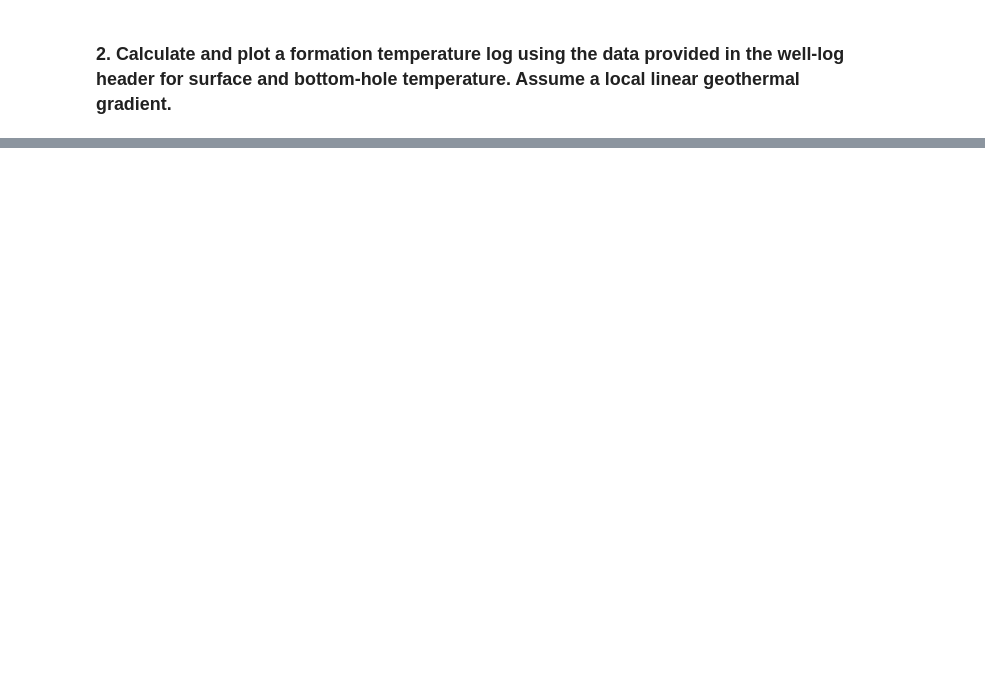
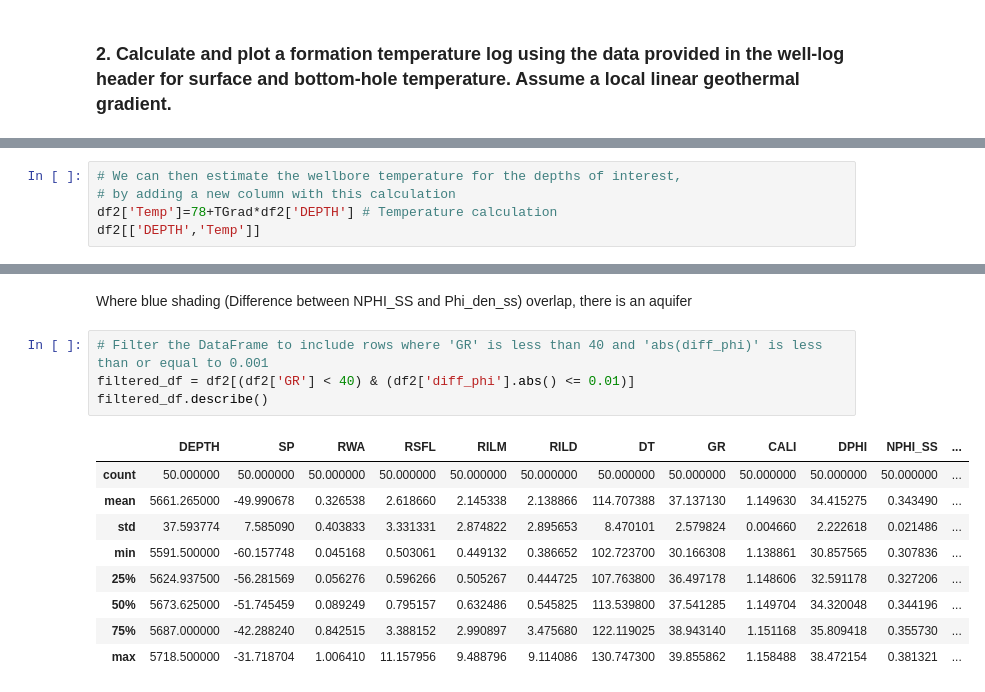
Before and after one commit to mariafgg-utpge/FE_HWK3, a Jupyter notebook: HWK3.ipynb, the cells around one changed output, grey strips where cells are left out. Drawn from its saved outputs; the diff is of its cells as text; blank space fills up the shorter version.

```diff
--- a/HWK3.ipynb
+++ b/HWK3.ipynb
@@ -172,0 +234,5 @@ plt.show()
+# %%
+# We can then estimate the wellbore temperature for the depths of interest,
+# by adding a new column with this calculation
+df2['Temp']=78+TGrad*df2['DEPTH'] # Temperature calculation
+df2[['DEPTH','Temp']]
@@ -172,0 +797,16 @@ plt.show()
+# %% [markdown]
+Where blue shading (Difference between NPHI_SS and Phi_den_ss) overlap, there is an aquifer
+# %%
+# Filter the DataFrame to include rows where 'GR' is less than 40 and 'abs(diff_phi)' is less than or equal to 0.001
+filtered_df = df2[(df2['GR'] < 40) & (df2['diff_phi'].abs() <= 0.01)]
+filtered_df.describe()
+# %% [output]
+|  | DEPTH | SP | RWA | RSFL | RILM | RILD | DT | GR | CALI | DPHI | NPHI_SS | ... |
+| count | 50.000000 | 50.000000 | 50.000000 | 50.000000 | 50.000000 | 50.000000 | 50.000000 | 50.000000 | 50.000000 | 50.000000 | 50.000000 | ... |
+| mean | 5661.265000 | -49.990678 | 0.326538 | 2.618660 | 2.145338 | 2.138866 | 114.707388 | 37.137130 | 1.149630 | 34.415275 | 0.343490 | ... |
+| std | 37.593774 | 7.585090 | 0.403833 | 3.331331 | 2.874822 | 2.895653 | 8.470101 | 2.579824 | 0.004660 | 2.222618 | 0.021486 | ... |
+| min | 5591.500000 | -60.157748 | 0.045168 | 0.503061 | 0.449132 | 0.386652 | 102.723700 | 30.166308 | 1.138861 | 30.857565 | 0.307836 | ... |
+| 25% | 5624.937500 | -56.281569 | 0.056276 | 0.596266 | 0.505267 | 0.444725 | 107.763800 | 36.497178 | 1.148606 | 32.591178 | 0.327206 | ... |
+| 50% | 5673.625000 | -51.745459 | 0.089249 | 0.795157 | 0.632486 | 0.545825 | 113.539800 | 37.541285 | 1.149704 | 34.320048 | 0.344196 | ... |
+| 75% | 5687.000000 | -42.288240 | 0.842515 | 3.388152 | 2.990897 | 3.475680 | 122.119025 | 38.943140 | 1.151168 | 35.809418 | 0.355730 | ... |
+| max | 5718.500000 | -31.718704 | 1.006410 | 11.157956 | 9.488796 | 9.114086 | 130.747300 | 39.855862 | 1.158488 | 38.472154 | 0.381321 | ... |
```
Also changed, not shown: parts of 36 cells of this notebook.
